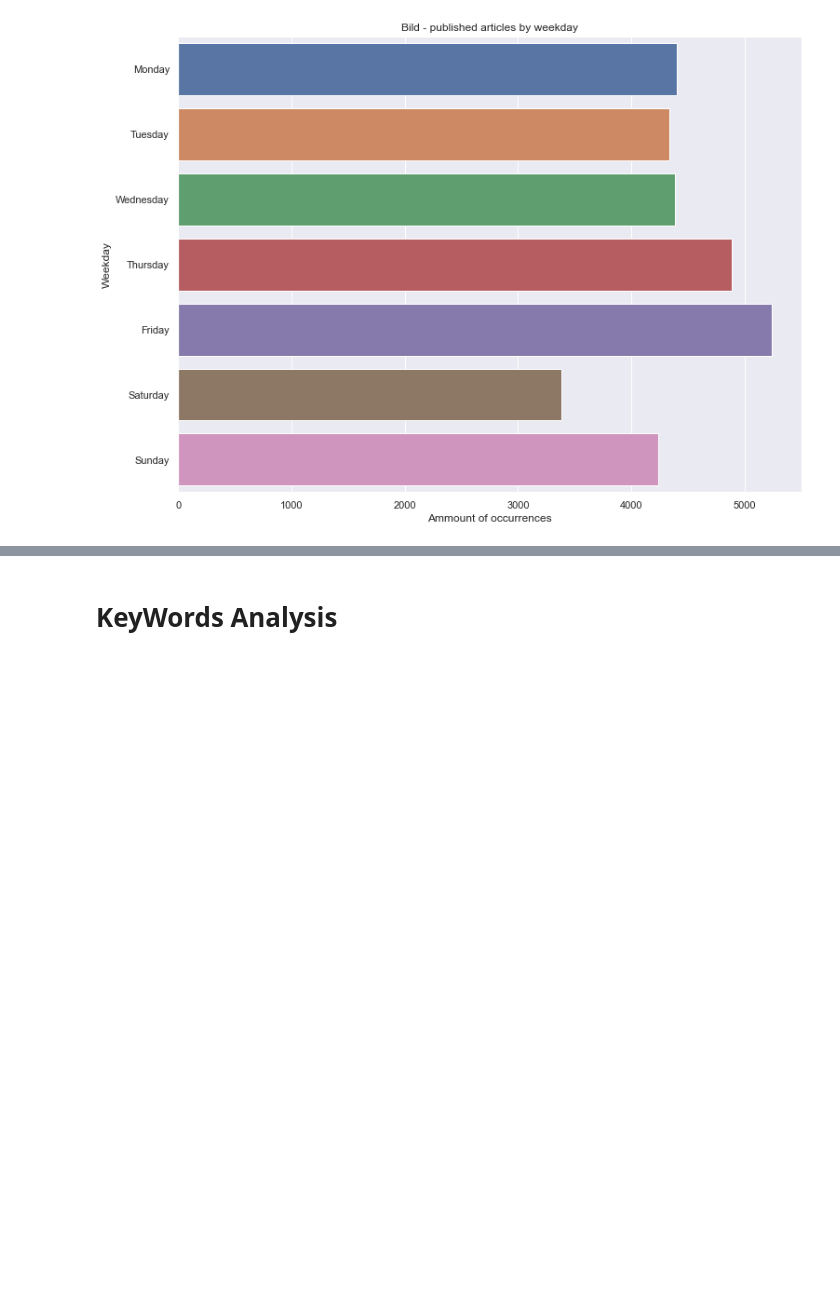
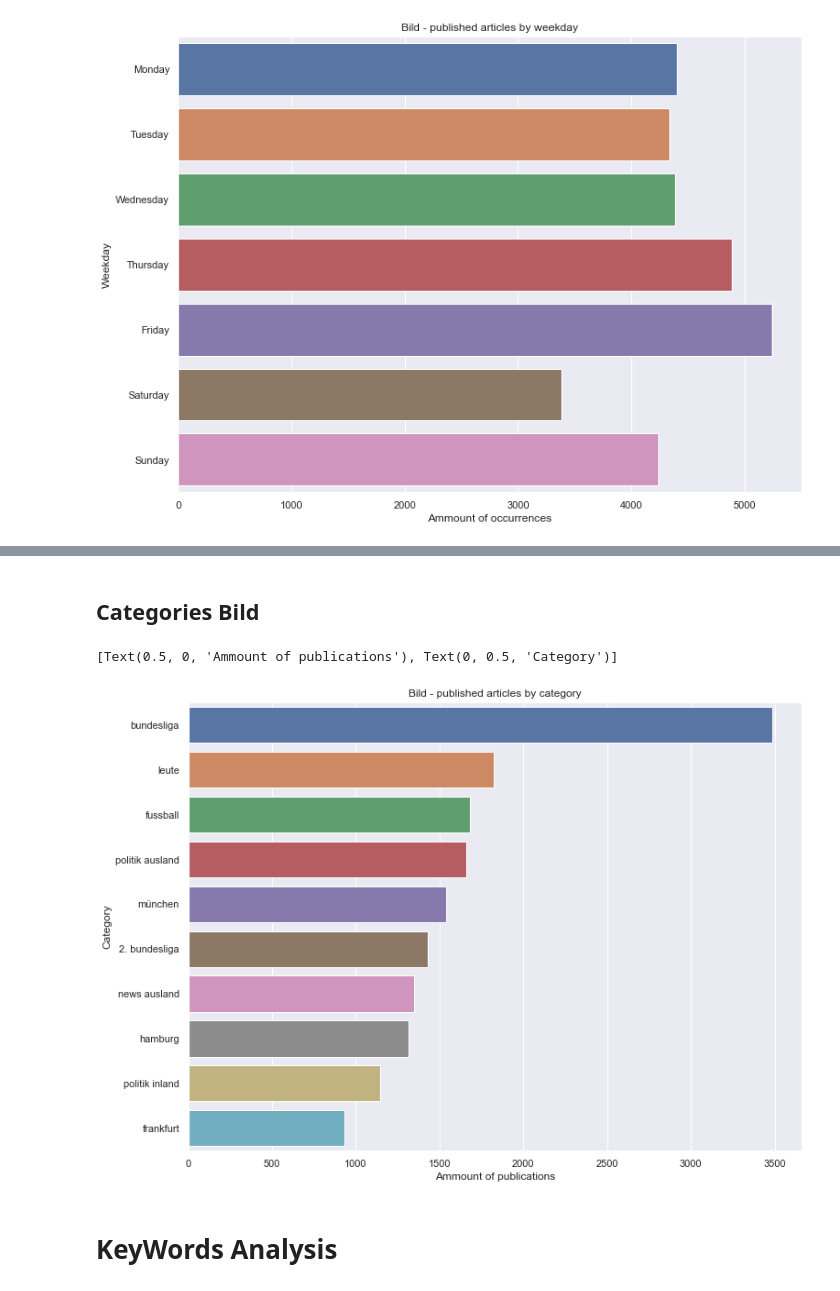
Before and after one commit to JanSchuck/Bachelorthesis, a Jupyter notebook: Analysis/Basic_Analysis.ipynb, the cells around one changed output, grey strips where cells are left out. Saved outputs shown, nothing was run; the diff lists cells and outputs as text; code cells hidden in the pictures; blank space fills up the shorter version.

```diff
--- a/Analysis/Basic_Analysis.ipynb
+++ b/Analysis/Basic_Analysis.ipynb
@@ -157,3 +181,13 @@ See the caveats in the documentation: https://pandas.pydata.org/pandas-docs/stab
+# %% [markdown]
+## Categories Bild
+# %%
+categories_bild = pd.DataFrame(Bild_DataFrame["Kategorie"].value_counts()[:10])
+ax = sns.barplot(x = categories_bild.Kategorie, y=categories_bild.index,data=categories_bild,orient="h")
+ax.set(title="Bild - published articles by category")
+ax.set(xlabel="Ammount of publications", ylabel = "Category")
+# %% [output]
+[Text(0.5, 0, 'Ammount of publications'), Text(0, 0.5, 'Category')]
+[figure, added]
 # %% [markdown]
 # KeyWords Analysis
 # %% [markdown]
```
Also changed, not shown: parts of 6 cells of this notebook.
